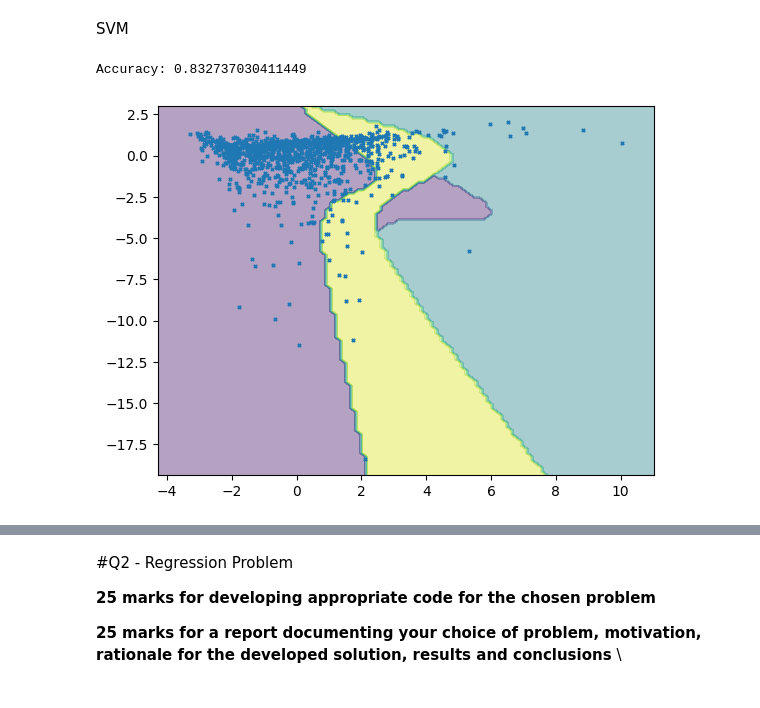
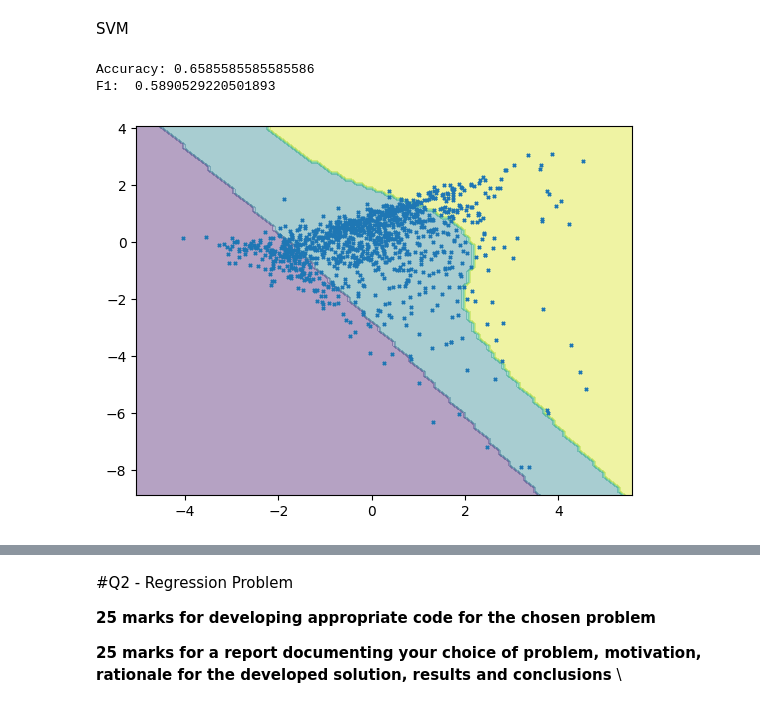
Before and after one commit to carn51/Assignment-1, a Jupyter notebook: 2026_DSLab2_a3_(1).ipynb, the cells around one changed output, grey strips where cells are left out. Saved outputs shown, nothing was run; the diff lists cells and outputs as text; code cells hidden in the pictures.

```diff
--- a/2026_DSLab2_a3_(1).ipynb
+++ b/2026_DSLab2_a3_(1).ipynb
@@ -257,5 +279,5 @@ Price to categorical
 # %%
-labels = ['cheap', 'mid','expensive']
-df2['price'] = pd.cut(df2['price'], bins=3, labels = labels)
+labels = ['cheap', 'mid', 'expensive']
+df2['price'] = pd.cut(df2['price'], bins=custom_bins)#, labels = labels)
 df2.head(3)
 # %% [output]
@@ -273,8 +295,9 @@ Split
 # %%
 from sklearn.model_selection import train_test_split
 
-X = df2.drop(columns = ['price'])
-y = df2['price']
+y = df2['price'].dropna()
+#explain thoroughly
+X = df2.loc[y.index].drop(columns = ['price'])
 
 X_train, X_test, y_train, y_test = train_test_split(X, y, test_size = 0.2, random_state=23)
 # %% [markdown]
@@ -293,7 +316,7 @@ y_train_enc = label_enc.fit_transform(y_train)
 y_test_enc = label_enc.transform(y_test)
 
 prep = ColumnTransformer(transformers = [
-   ('num_trans', StandardScaler(), ['accommodates',	'bathrooms','beds','reviews_per_month','review_scores_rating','review_scores_accuracy','host_exp', 'sentiment_desc']),
+   ('num_trans', StandardScaler(), ['accommodates','beds','reviews_per_month','review_scores_rating','review_scores_accuracy','host_exp', 'sentiment_desc']),
    ('oh_enc', OneHotEncoder(handle_unknown='ignore'), ['room_type']),
 ])
 
@@ -355,28 +378,32 @@ array([[ 5.83377914e-01,  4.92293575e-01,  5.60408736e-01,
 SVM
 # %%
 from sklearn.svm import SVC
-from sklearn.metrics import accuracy_score
+from sklearn.metrics import accuracy_score, f1_score
 
-svm = SVC(kernel='poly', class_weight = 'balanced')
+svm = SVC(kernel='poly', class_weight = 'balanced', )
 svm.fit(pca_Xtrain, y_train_enc)
 y_pred_svm = svm.predict(pca_Xtest)
 print("Accuracy:", accuracy_score(y_test_enc, y_pred_svm))
+print(f"F1:  {f1_score(y_test_enc, y_pred_svm, average='macro')}")
 # %% [output]
-Accuracy: 0.832737030411449
+Accuracy: 0.6585585585585586
+F1:  0.5890529220501893
 # %%
 from sklearn.inspection import DecisionBoundaryDisplay
 
 DecisionBoundaryDisplay.from_estimator(
         svm,
         pca_Xtest,
         response_method="predict",
-        alpha=0.4)
+        alpha=0.4,
+        degrees=4
+        )
 #gamma not seeming to affect
 #scatter plot on top
 plt.scatter(pca_Xtest[:, 0], pca_Xtest[:, 1], s=5, marker='x')
 plt.show()
 # %% [output]
-[figure, old version]
+[figure, new version]
 # %%
 from sklearn.metrics import confusion_matrix
 
```
Also changed, not shown: parts of 16 cells of this notebook.
